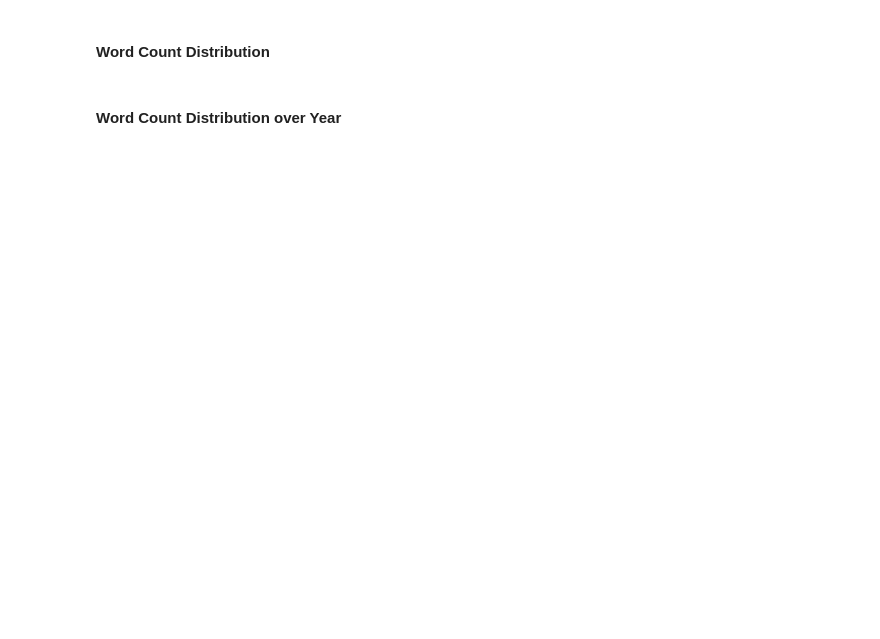
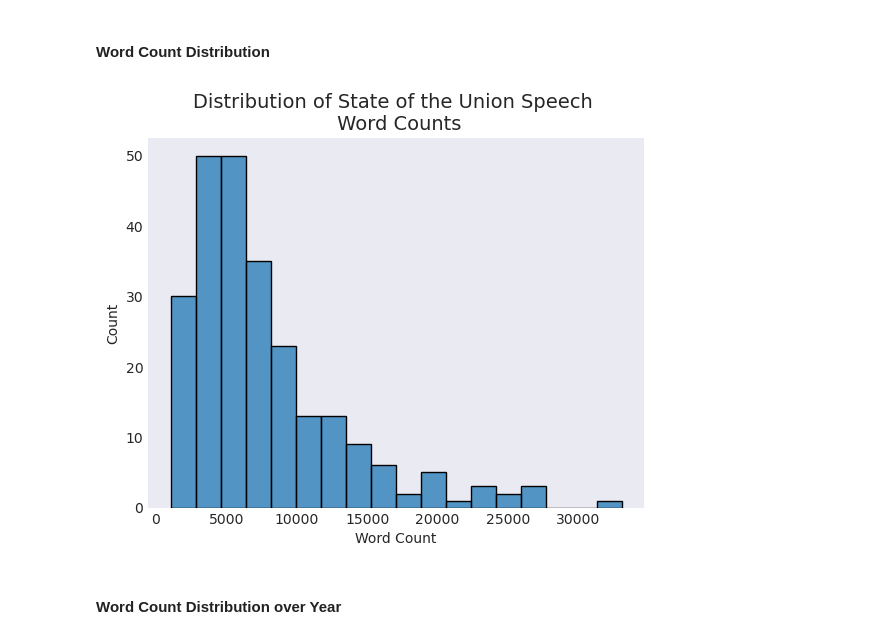
Before and after one commit to UCB-stat-159-f25/proj02-group11, a Jupyter notebook: nlp-P01.ipynb, the cells around one changed output. Saved outputs shown, nothing was run; the diff lists cells and outputs as text; code cells hidden in the pictures; blank space fills up the shorter version.

```diff
--- a/nlp-P01.ipynb
+++ b/nlp-P01.ipynb
@@ -51,6 +90,11 @@ Replicate the plots below using the hints specified. For each plot, provide some
 #### Word Count Distribution
 # %%
 # Hint - try seaborn.histplot()
+
+sns.histplot(sou['Word Count'])
+plt.title('Distribution of State of the Union Speech \n Word Counts', fontsize = 14);
+# %% [output]
+[figure, added]
 # %% [markdown]
 #### Word Count Distribution over Year
 # %%
```
Also changed, not shown: parts of 8 cells of this notebook.
